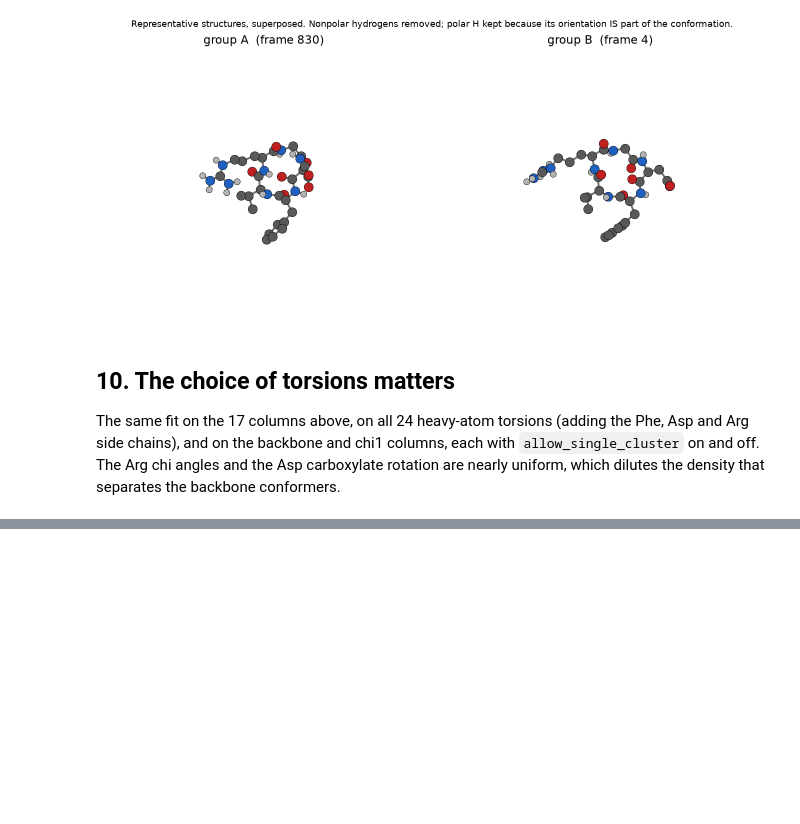
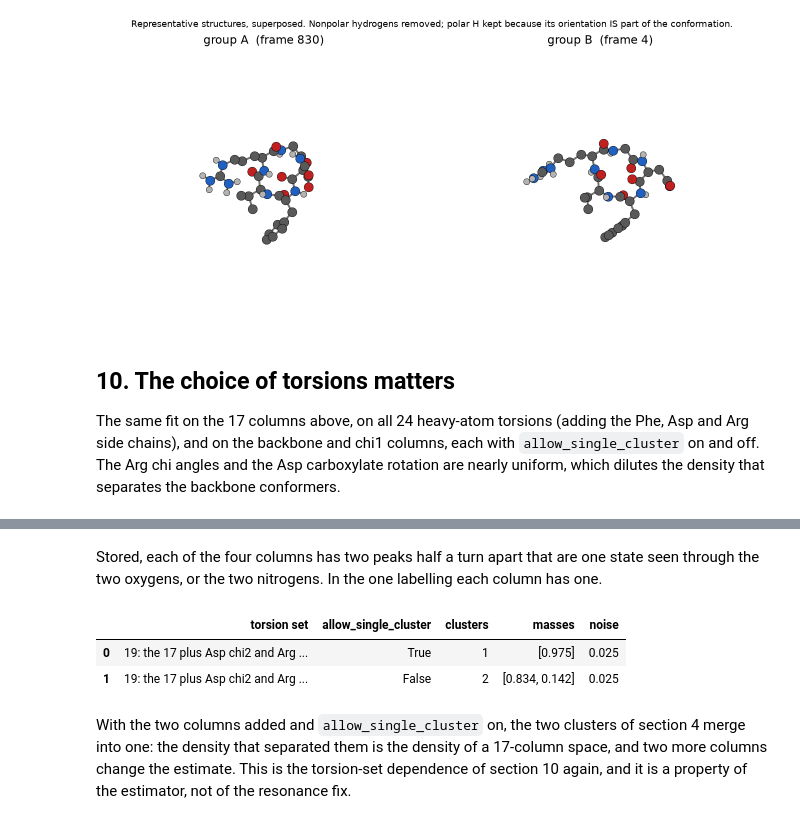
Before and after one commit to csy0000/MD-tools, a Jupyter notebook: docs/tutorial/rgdfv/analysis/clustering.ipynb, the cells around one changed output, grey strips where cells are left out. Cells and saved outputs as stored; diff of their text form; code cells hidden in the pictures; blank space fills up the shorter version.

```diff
--- a/docs/tutorial/rgdfv/analysis/clustering.ipynb
+++ b/docs/tutorial/rgdfv/analysis/clustering.ipynb
@@ -323,0 +390,22 @@ pd.DataFrame(rows)
+# %% [markdown]
+Stored, each of the four columns has two peaks half a turn apart that are one state seen through the
+two oxygens, or the two nitrogens. In the one labelling each column has one.
+# %%
+rows = []
+for flag in (True, False):
+    f = t_hdbscan(tors19, molecule=mol, torsion_definitions=defs19, coordinates=traj,
+                  atom_mapping=mapping, allow_single_cluster=flag).fit()
+    rows.append({"torsion set": "19: the 17 plus Asp chi2 and Arg chi5", "allow_single_cluster": flag,
+                 "clusters": f.n_clusters_,
+                 "masses": [round(float(f.cluster_mass_[c]), 3) for c in range(f.n_clusters_)],
+                 "noise": round(float(f.noise_mass_), 3)})
+pd.DataFrame(rows)
+# %% [output]
+|  | torsion set | allow_single_cluster | clusters | masses | noise |
+| 0 | 19: the 17 plus Asp chi2 and Arg ... | True | 1 | [0.975] | 0.025 |
+| 1 | 19: the 17 plus Asp chi2 and Arg ... | False | 2 | [0.834, 0.142] | 0.025 |
+# %% [markdown]
+With the two columns added and `allow_single_cluster` on, the two clusters of section 4 merge into one:
+the density that separated them is the density of a 17-column space, and two more columns change the
+estimate. This is the torsion-set dependence of section 10 again, and it is a property of the
+estimator, not of the resonance fix.
```
Also changed, not shown: parts of 8 cells of this notebook, 6 other files.
